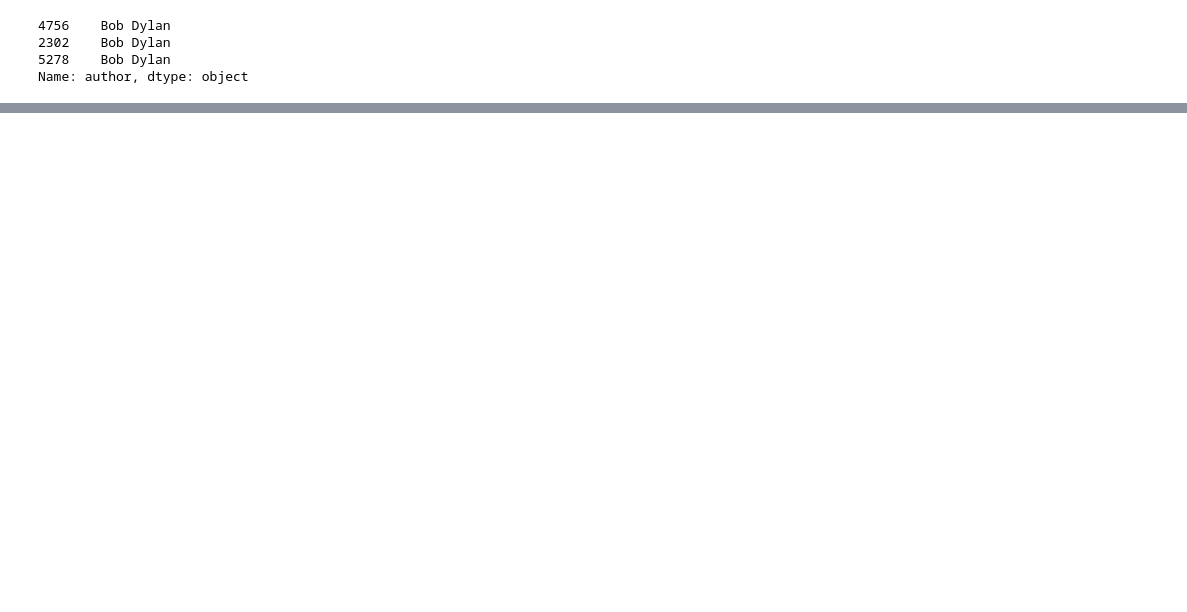
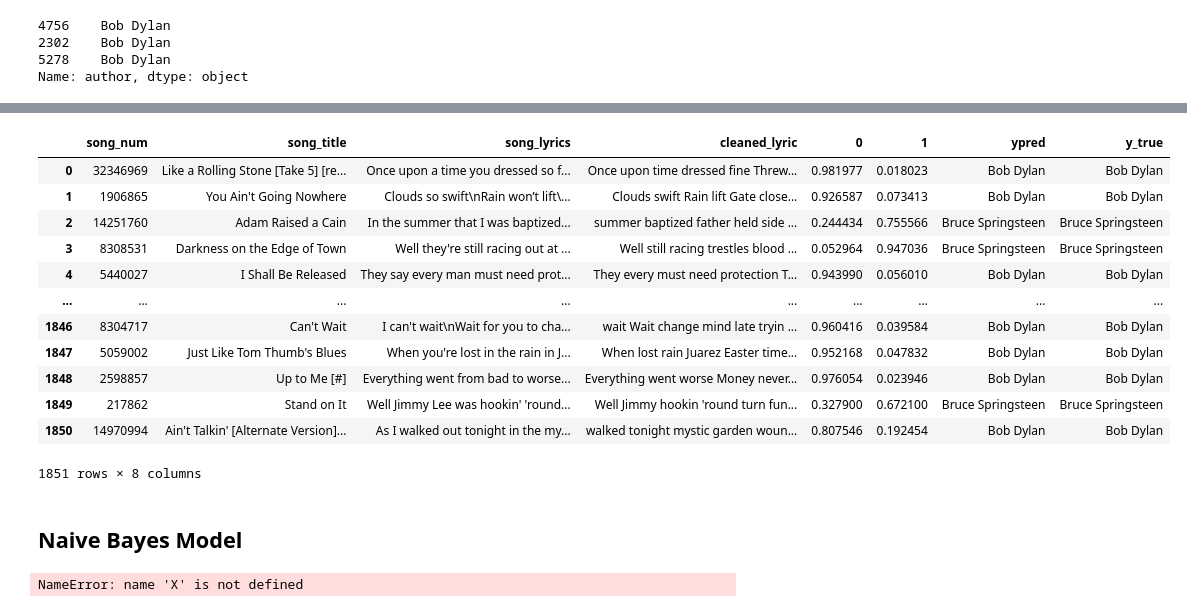
Before and after one commit to GParolini/spiced_academy_projects, a Jupyter notebook: project4_lyrics/project4_lyrics.ipynb, the cells around one changed output, grey strips where cells are left out. Cells and saved outputs as stored; diff of their text form; code cells hidden in the pictures; blank space fills up the shorter version.

```diff
--- a/project4_lyrics/project4_lyrics.ipynb
+++ b/project4_lyrics/project4_lyrics.ipynb
@@ -391,0 +454,16 @@ pd.DataFrame(probs)
+# %%
+pred_check
+# %% [output]
+|  | song_num | song_title | song_lyrics | cleaned_lyric | 0 | 1 | ypred | y_true |
+| 0 | 32346969 | Like a Rolling Stone [Take 5] [re... | Once upon a time you dressed so f... | Once upon time dressed fine Threw... | 0.981977 | 0.018023 | Bob Dylan | Bob Dylan |
+| 1 | 1906865 | You Ain't Going Nowhere | Clouds so swift\nRain won’t lift\... | Clouds swift Rain lift Gate close... | 0.926587 | 0.073413 | Bob Dylan | Bob Dylan |
+| 2 | 14251760 | Adam Raised a Cain | In the summer that I was baptized... | summer baptized father held side ... | 0.244434 | 0.755566 | Bruce Springsteen | Bruce Springsteen |
+| 3 | 8308531 | Darkness on the Edge of Town | Well they're still racing out at ... | Well still racing trestles blood ... | 0.052964 | 0.947036 | Bruce Springsteen | Bruce Springsteen |
+| 4 | 5440027 | I Shall Be Released | They say every man must need prot... | They every must need protection T... | 0.943990 | 0.056010 | Bob Dylan | Bob Dylan |
+| ... | ... | ... | ... | ... | ... | ... | ... | ... |
+| 1846 | 8304717 | Can't Wait | I can't wait\nWait for you to cha... | wait Wait change mind late tryin ... | 0.960416 | 0.039584 | Bob Dylan | Bob Dylan |
+| 1847 | 5059002 | Just Like Tom Thumb's Blues | When you're lost in the rain in J... | When lost rain Juarez Easter time... | 0.952168 | 0.047832 | Bob Dylan | Bob Dylan |
+| 1848 | 2598857 | Up to Me [#] | Everything went from bad to worse... | Everything went worse Money never... | 0.976054 | 0.023946 | Bob Dylan | Bob Dylan |
+| 1849 | 217862 | Stand on It | Well Jimmy Lee was hookin' 'round... | Well Jimmy hookin 'round turn fun... | 0.327900 | 0.672100 | Bruce Springsteen | Bruce Springsteen |
+| 1850 | 14970994 | Ain't Talkin' [Alternate Version]... | As I walked out tonight in the my... | walked tonight mystic garden woun... | 0.807546 | 0.192454 | Bob Dylan | Bob Dylan |
+1851 rows × 8 columns
@@ -391,0 +476,6 @@ pd.DataFrame(probs)
+# %% [markdown]
+## Naive Bayes Model
+# %%
+mnb = MultinomialNB().fit(X, y_train)
+# %% [output]
+NameError: name 'X' is not defined
```
Also changed, not shown: parts of 44 cells of this notebook, 3 other files.
